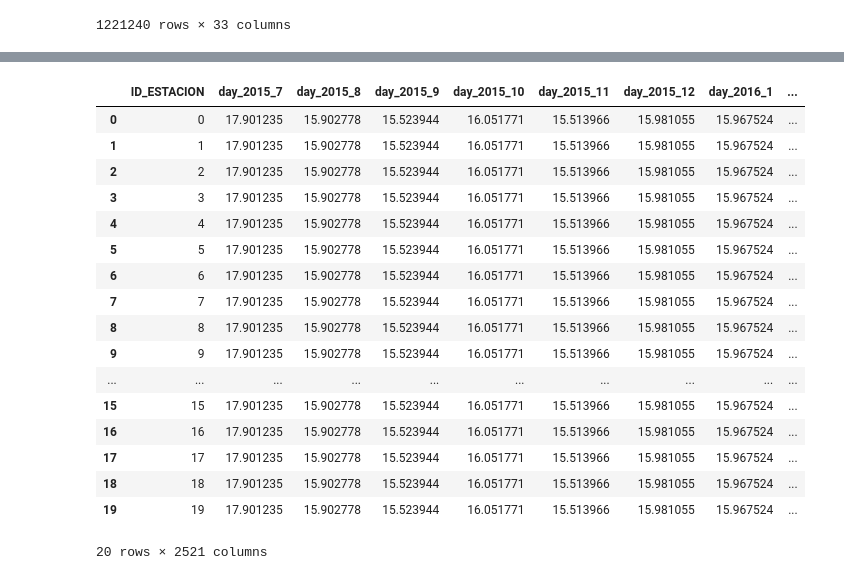
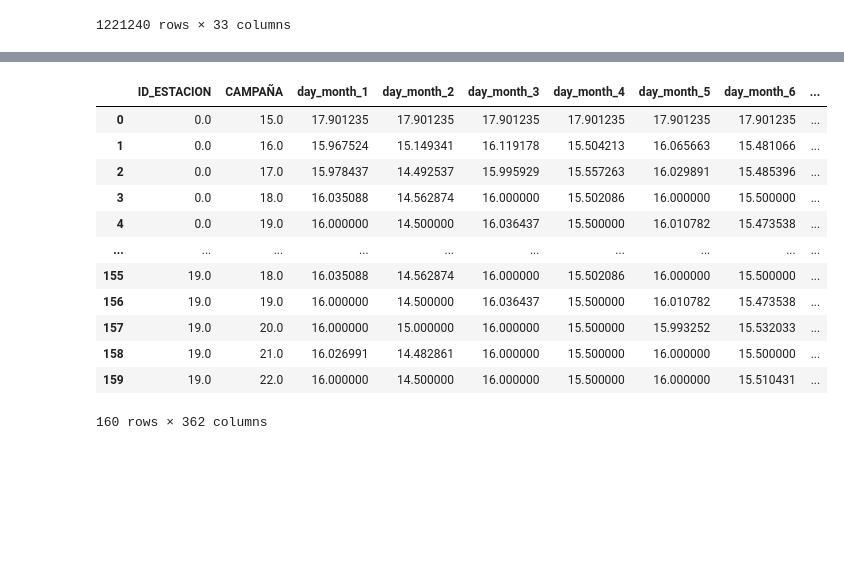
Before and after one commit to Bycarkos/DataHack_Wine_Prediction, a Jupyter notebook: nbs/04-03-2023 - METEO dataset exploration.ipynb, the cells around one changed output, grey strips where cells are left out. Saved outputs shown, nothing was run; the diff lists cells and outputs as text; code cells hidden in the pictures; blank space fills up the shorter version.

```diff
--- a/nbs/04-03-2023 - METEO dataset exploration.ipynb
+++ b/nbs/04-03-2023 - METEO dataset exploration.ipynb
@@ -558,35 +571,38 @@ df_aggregated_day = df_aggregated_day.reset_index()
 # %%
 df_aggregated_day.to_csv("../data/DATOS_METEO_AGG_DAY.csv", header=True, index=False)
 # %%
+# Rename year to CAMPAÑA
+df_clean_renamed = df_clean.rename(columns={"year": "CAMPAÑA"})
+df_clean_renamed["CAMPAÑA"] = df_clean_renamed["CAMPAÑA"] - 2000
+
 # Pivot the DataFrame
-pivot_df = df_clean.pivot_table(index='ID_ESTACION', columns=['year', 'month'])
+pivot_df = df_clean_renamed.pivot_table(index=['ID_ESTACION', 'CAMPAÑA'], columns=['month'])
 
 # Flatten the column MultiIndex
-pivot_df.columns = ['{}_{}_{}'.format(feature, year, month) for feature, year, month in pivot_df.columns]
+pivot_df.columns = ['{}_month_{}'.format(feature, month) for feature, month in pivot_df.columns]
 
 # Reset the index
 df_aggregated_month = pivot_df.reset_index()
 
+# First and last days are NaN's, fill them with
+df_aggregated_month = df_aggregated_month.fillna(method='bfill', axis=1)
+df_aggregated_month = df_aggregated_month.fillna(method='ffill', axis=1)
+
 # Output the resulting DataFrame
 display(df_aggregated_month)
 # %% [output]
-|  | ID_ESTACION | day_2015_7 | day_2015_8 | day_2015_9 | day_2015_10 | day_2015_11 | day_2015_12 | day_2016_1 | ... |
-| 0 | 0 | 17.901235 | 15.902778 | 15.523944 | 16.051771 | 15.513966 | 15.981055 | 15.967524 | ... |
-| 1 | 1 | 17.901235 | 15.902778 | 15.523944 | 16.051771 | 15.513966 | 15.981055 | 15.967524 | ... |
-| 2 | 2 | 17.901235 | 15.902778 | 15.523944 | 16.051771 | 15.513966 | 15.981055 | 15.967524 | ... |
-| 3 | 3 | 17.901235 | 15.902778 | 15.523944 | 16.051771 | 15.513966 | 15.981055 | 15.967524 | ... |
-| 4 | 4 | 17.901235 | 15.902778 | 15.523944 | 16.051771 | 15.513966 | 15.981055 | 15.967524 | ... |
-| 5 | 5 | 17.901235 | 15.902778 | 15.523944 | 16.051771 | 15.513966 | 15.981055 | 15.967524 | ... |
-| 6 | 6 | 17.901235 | 15.902778 | 15.523944 | 16.051771 | 15.513966 | 15.981055 | 15.967524 | ... |
-| 7 | 7 | 17.901235 | 15.902778 | 15.523944 | 16.051771 | 15.513966 | 15.981055 | 15.967524 | ... |
-| 8 | 8 | 17.901235 | 15.902778 | 15.523944 | 16.051771 | 15.513966 | 15.981055 | 15.967524 | ... |
-| 9 | 9 | 17.901235 | 15.902778 | 15.523944 | 16.051771 | 15.513966 | 15.981055 | 15.967524 | ... |
+|  | ID_ESTACION | CAMPAÑA | day_month_1 | day_month_2 | day_month_3 | day_month_4 | day_month_5 | day_month_6 | ... |
+| 0 | 0.0 | 15.0 | 17.901235 | 17.901235 | 17.901235 | 17.901235 | 17.901235 | 17.901235 | ... |
+| 1 | 0.0 | 16.0 | 15.967524 | 15.149341 | 16.119178 | 15.504213 | 16.065663 | 15.481066 | ... |
+| 2 | 0.0 | 17.0 | 15.978437 | 14.492537 | 15.995929 | 15.557263 | 16.029891 | 15.485396 | ... |
+| 3 | 0.0 | 18.0 | 16.035088 | 14.562874 | 16.000000 | 15.502086 | 16.000000 | 15.500000 | ... |
+| 4 | 0.0 | 19.0 | 16.000000 | 14.500000 | 16.036437 | 15.500000 | 16.010782 | 15.473538 | ... |
 | ... | ... | ... | ... | ... | ... | ... | ... | ... | ... |
-| 15 | 15 | 17.901235 | 15.902778 | 15.523944 | 16.051771 | 15.513966 | 15.981055 | 15.967524 | ... |
-| 16 | 16 | 17.901235 | 15.902778 | 15.523944 | 16.051771 | 15.513966 | 15.981055 | 15.967524 | ... |
-| 17 | 17 | 17.901235 | 15.902778 | 15.523944 | 16.051771 | 15.513966 | 15.981055 | 15.967524 | ... |
-| 18 | 18 | 17.901235 | 15.902778 | 15.523944 | 16.051771 | 15.513966 | 15.981055 | 15.967524 | ... |
-| 19 | 19 | 17.901235 | 15.902778 | 15.523944 | 16.051771 | 15.513966 | 15.981055 | 15.967524 | ... |
+| 155 | 19.0 | 18.0 | 16.035088 | 14.562874 | 16.000000 | 15.502086 | 16.000000 | 15.500000 | ... |
+| 156 | 19.0 | 19.0 | 16.000000 | 14.500000 | 16.036437 | 15.500000 | 16.010782 | 15.473538 | ... |
+| 157 | 19.0 | 20.0 | 16.000000 | 15.000000 | 16.000000 | 15.500000 | 15.993252 | 15.532033 | ... |
+| 158 | 19.0 | 21.0 | 16.026991 | 14.482861 | 16.000000 | 15.500000 | 16.000000 | 15.500000 | ... |
+| 159 | 19.0 | 22.0 | 16.000000 | 14.500000 | 16.000000 | 15.500000 | 16.000000 | 15.510431 | ... |
-20 rows × 2521 columns
+160 rows × 362 columns
 # %%
 df_aggregated_month.to_csv("../data/DATOS_METEO_AGG_MONTH.csv", header=True, index=False)
```
Also changed, not shown: parts of 4 cells of this notebook, 22 other files.
